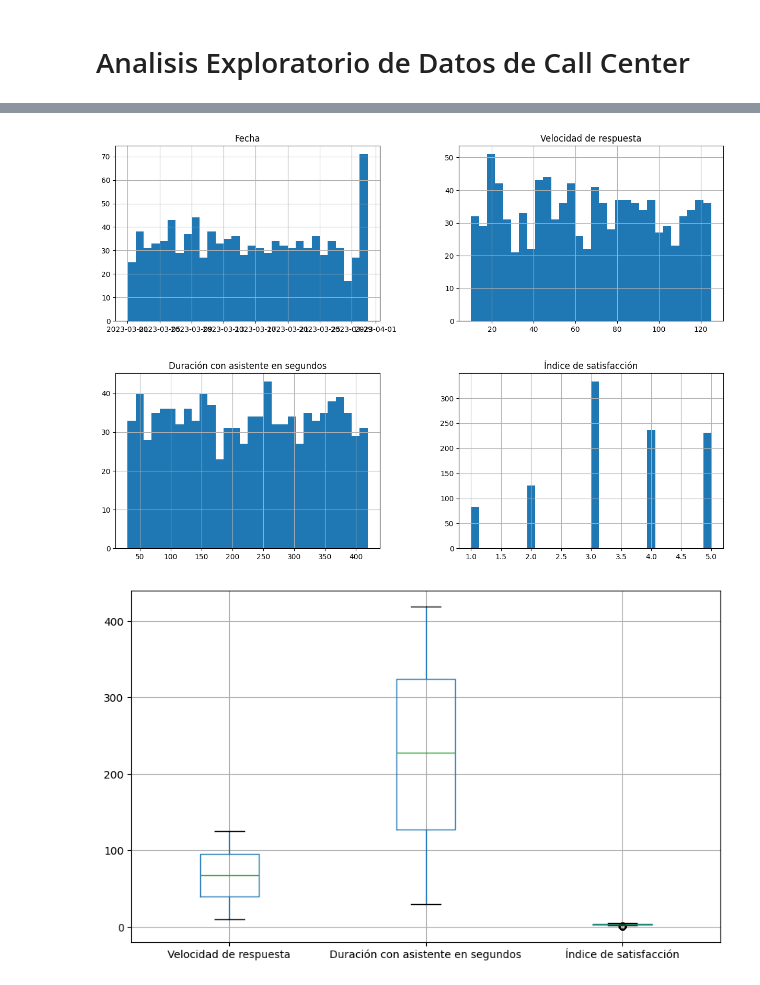
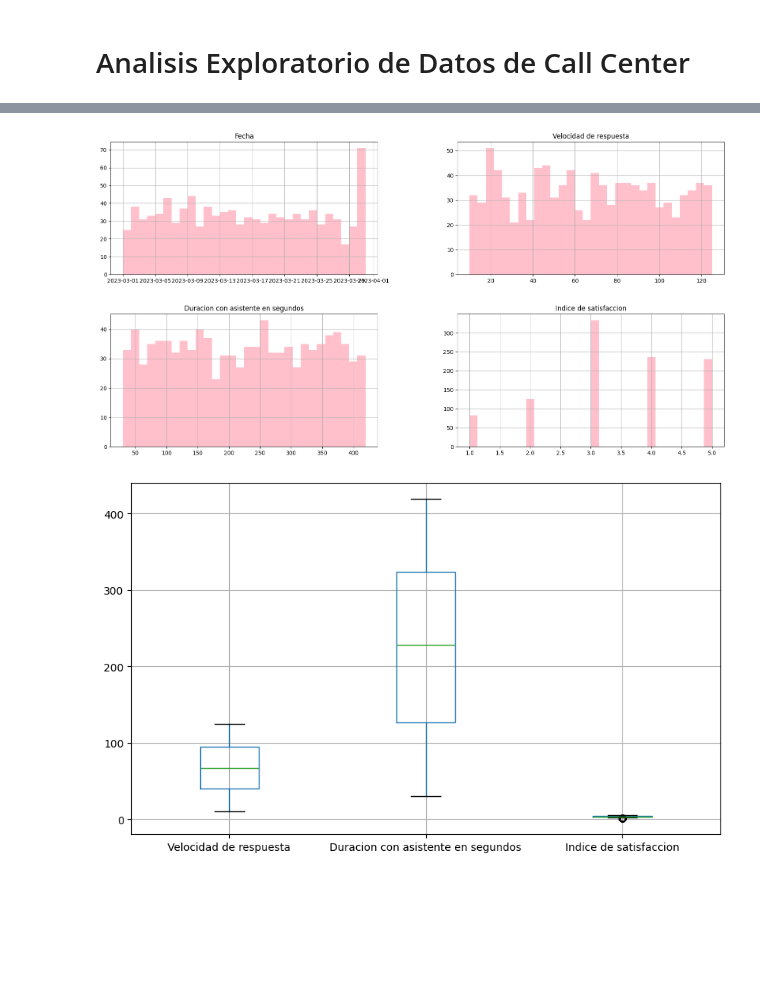
Before and after one commit to zekichi/Dashboard-01, a Jupyter notebook: EDA.ipynb, the cells around one changed output, grey strips where cells are left out. Drawn from its saved outputs; the diff is of its cells as text; code cells hidden in the pictures; blank space fills up the shorter version.

```diff
--- a/EDA.ipynb
+++ b/EDA.ipynb
@@ -26,4 +27,15 @@ df['Id Llamada'] = df['Id Llamada'].str.slice(start=2)
 
 # Dividimos en 2 la columna
 df[['Respondido', 'Resuelto']] = df['Respondido - Resuelto (S/N)'].str.split(' - ', expand=True)
-df = df.drop(columns=['Respondido - Resuelto (S/N)', 'Respondido'])
+df = df.drop(columns=['Respondido - Resuelto (S/N)'])
+
+# Normalizamos los valores en la columna Área
+df['Área'] = df['Área'].str.title()
+
+# Normalizamos titulos de columnas
+def remove_accents(input_str):
+    return ''.join(c for c in unicodedata.normalize('NFKD', input_str) if not unicodedata.combining(c))
+
+df.columns = [remove_accents(col) for col in df.columns]
+
+df.head()
@@ -55,15 +75,15 @@ df.describe()
 | std | NaN | 33.342953 | 113.007689 | 1.201287 |
 # %%
 # Vemos las distribución de las variables
-df.hist(figsize=(15, 10), bins=30)
+df.hist(figsize=(20, 10), bins=30, color='pink')
 plt.show()
 # %% [output]
-[figure, old version]
+[figure, new version]
 # %%
 # Verificamos si hay valores atípicos
 df.boxplot(figsize=(10, 6))
 plt.show()
 # %% [output]
-[figure, old version]
+[figure, new version]
 # %%
 # Verificamos valores en columna Área
```
Also changed, not shown: parts of 7 cells of this notebook.
